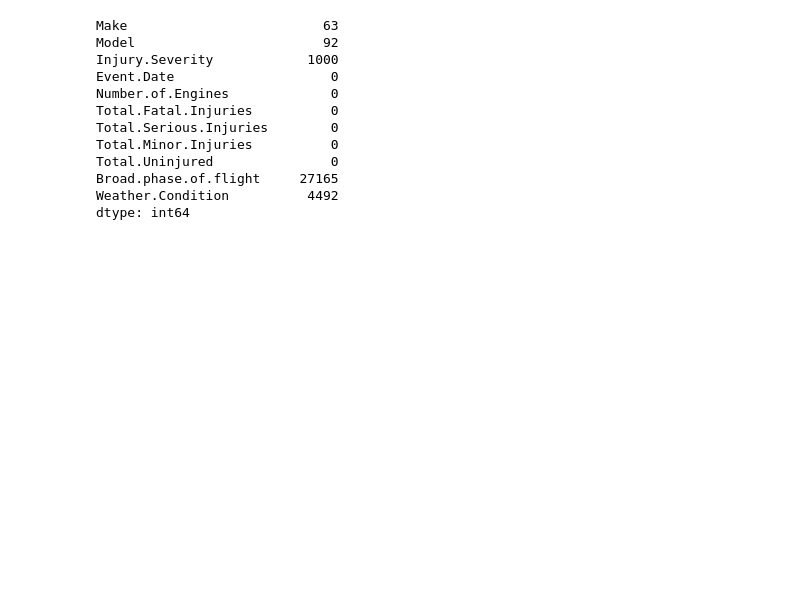
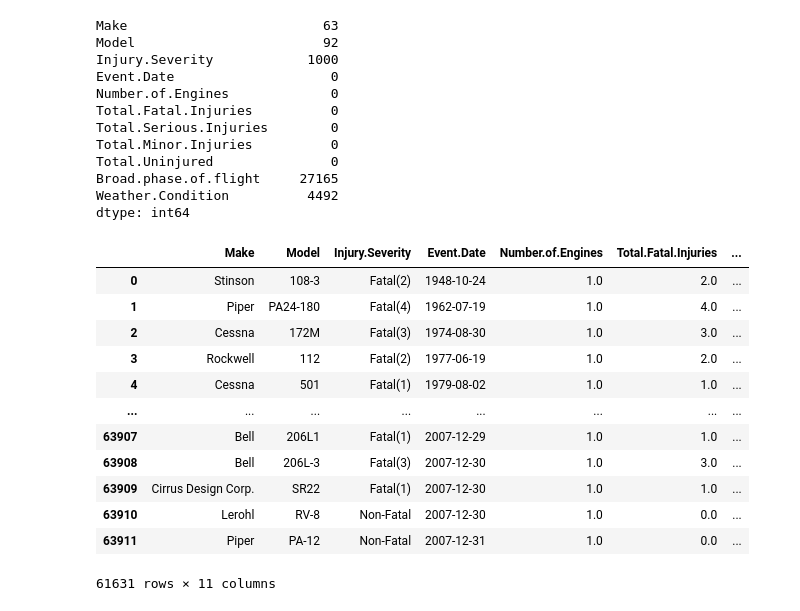
Before and after one commit to Kemboi-koder/Phase-One-Project-2025, a Jupyter notebook: Untitled.ipynb, the cells around one changed output. Drawn from its saved outputs; the diff is of its cells as text; code cells hidden in the pictures; blank space fills up the shorter version.

```diff
--- a/Untitled.ipynb
+++ b/Untitled.ipynb
@@ -255,5 +255,19 @@ Weather.Condition          4492
 dtype: int64
 # %%
 # drop missing data from some specific columns
-df = df.dropna(subset=['Make', 'Model', 'Injury.Severity', 'Broad.phase.of.flight'])
+df = df.dropna(subset=['Make', 'Model', 'Injury.Severity', 'Broad.phase.of.flight', 'Weather.Condition'])
 df
+# %% [output]
+|  | Make | Model | Injury.Severity | Event.Date | Number.of.Engines | Total.Fatal.Injuries | ... |
+| 0 | Stinson | 108-3 | Fatal(2) | 1948-10-24 | 1.0 | 2.0 | ... |
+| 1 | Piper | PA24-180 | Fatal(4) | 1962-07-19 | 1.0 | 4.0 | ... |
+| 2 | Cessna | 172M | Fatal(3) | 1974-08-30 | 1.0 | 3.0 | ... |
+| 3 | Rockwell | 112 | Fatal(2) | 1977-06-19 | 1.0 | 2.0 | ... |
+| 4 | Cessna | 501 | Fatal(1) | 1979-08-02 | 1.0 | 1.0 | ... |
+| ... | ... | ... | ... | ... | ... | ... | ... |
+| 63907 | Bell | 206L1 | Fatal(1) | 2007-12-29 | 1.0 | 1.0 | ... |
+| 63908 | Bell | 206L-3 | Fatal(3) | 2007-12-30 | 1.0 | 3.0 | ... |
+| 63909 | Cirrus Design Corp. | SR22 | Fatal(1) | 2007-12-30 | 1.0 | 1.0 | ... |
+| 63910 | Lerohl | RV-8 | Non-Fatal | 2007-12-30 | 1.0 | 0.0 | ... |
+| 63911 | Piper | PA-12 | Non-Fatal | 2007-12-31 | 1.0 | 0.0 | ... |
+61631 rows × 11 columns
```
Also changed, not shown: parts of 5 cells of this notebook, 1 other file.
